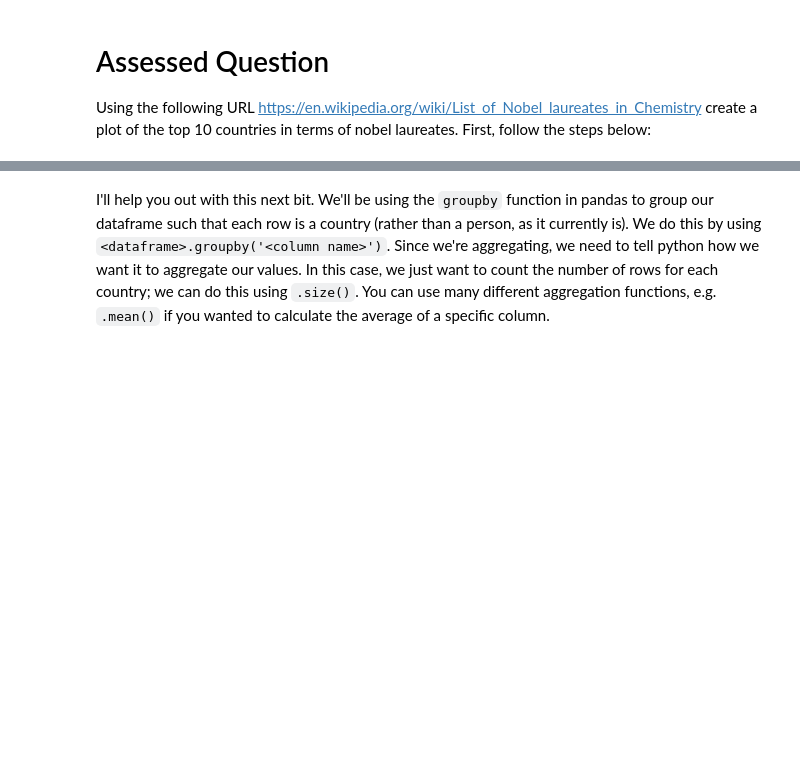
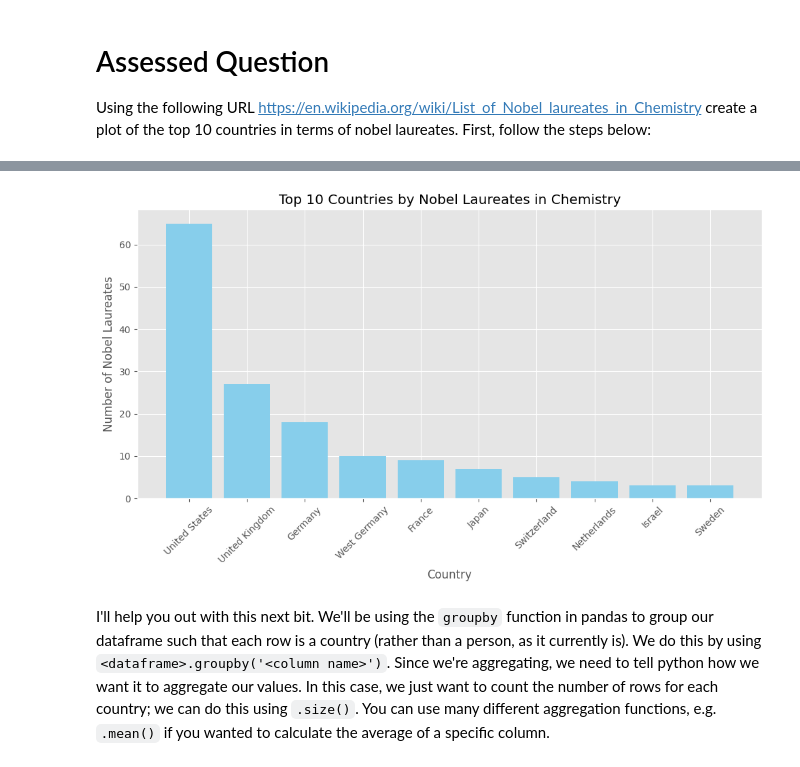
Before and after one commit to LYK0608/My-QM2, a Jupyter notebook: notebooks/W02. Pandas.ipynb, the cells around one changed output, grey strips where cells are left out. Cells and saved outputs as stored; diff of their text form; code cells hidden in the pictures; blank space fills up the shorter version.

```diff
--- a/notebooks/W02. Pandas.ipynb
+++ b/notebooks/W02. Pandas.ipynb
@@ -397,4 +421,11 @@ Using the following URL https://en.wikipedia.org/wiki/List_of_Nobel_laureates_in
 # %%
 # scrape the table of Nobel Laureates in Chemistry using read_html. remember, this gives us a LIST of dataframes! lets call this list chem_tables
 
-# select the first dataframe from this list and call it chem
+import pandas as pd
+import matplotlib.pyplot as plt
+url = "https://en.wikipedia.org/wiki/List_of_Nobel_laureates_in_Chemistry"
+tables=pandas.read_html(url)
+chem = tables[0]
+chem_clean = chem_clean[chem_clean['Laureate[A]'] != 'Not awarded']
+chem_clean_again = chem_clean[['Year', 'Laureate[A]', 'Country[B]']]
+chem_clean_again.head()
@@ -401,2 +439,17 @@ Using the following URL https://en.wikipedia.org/wiki/List_of_Nobel_laureates_in
+# %%
+country_counts = chem_clean_again.groupby('Country[B]').size().reset_index(name='Count')
+top10_countries = country_counts.sort_values(by='Count', ascending=False).head(10)
+
+# Plotting the top 10 countries by Nobel laureates in Chemistry
+plt.figure(figsize=(10, 6))
+plt.bar(top10_countries['Country[B]'], top10_countries['Count'], color='skyblue')
+plt.xlabel('Country')
+plt.ylabel('Number of Nobel Laureates')
+plt.title('Top 10 Countries by Nobel Laureates in Chemistry')
+plt.xticks(rotation=45)
+plt.tight_layout()
+plt.show()
+# %% [output]
+[figure, added]
 # %% [markdown]
 I'll help you out with this next bit. We'll be using the `groupby` function in pandas to group our dataframe such that each row is a country (rather than a person, as it currently is). We do this by using `<dataframe>.groupby('<column name>')`. Since we're aggregating, we need to tell python how we want it to aggregate our values. In this case, we just want to count the number of rows for each country; we can do this using `.size()`. You can use many different aggregation functions, e.g. `.mean()` if you wanted to calculate the average of a specific column.
```
Also changed, not shown: parts of 18 cells of this notebook.
